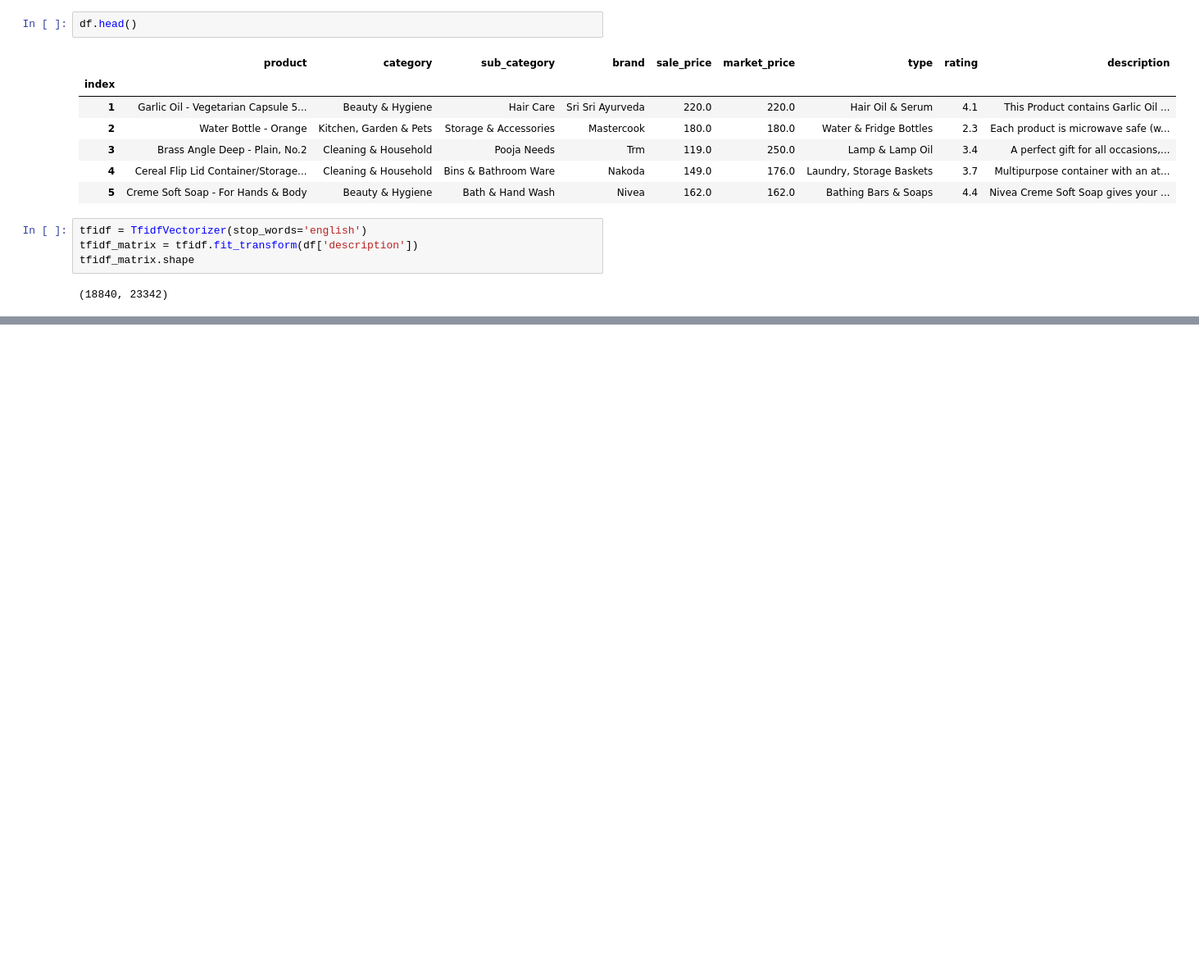
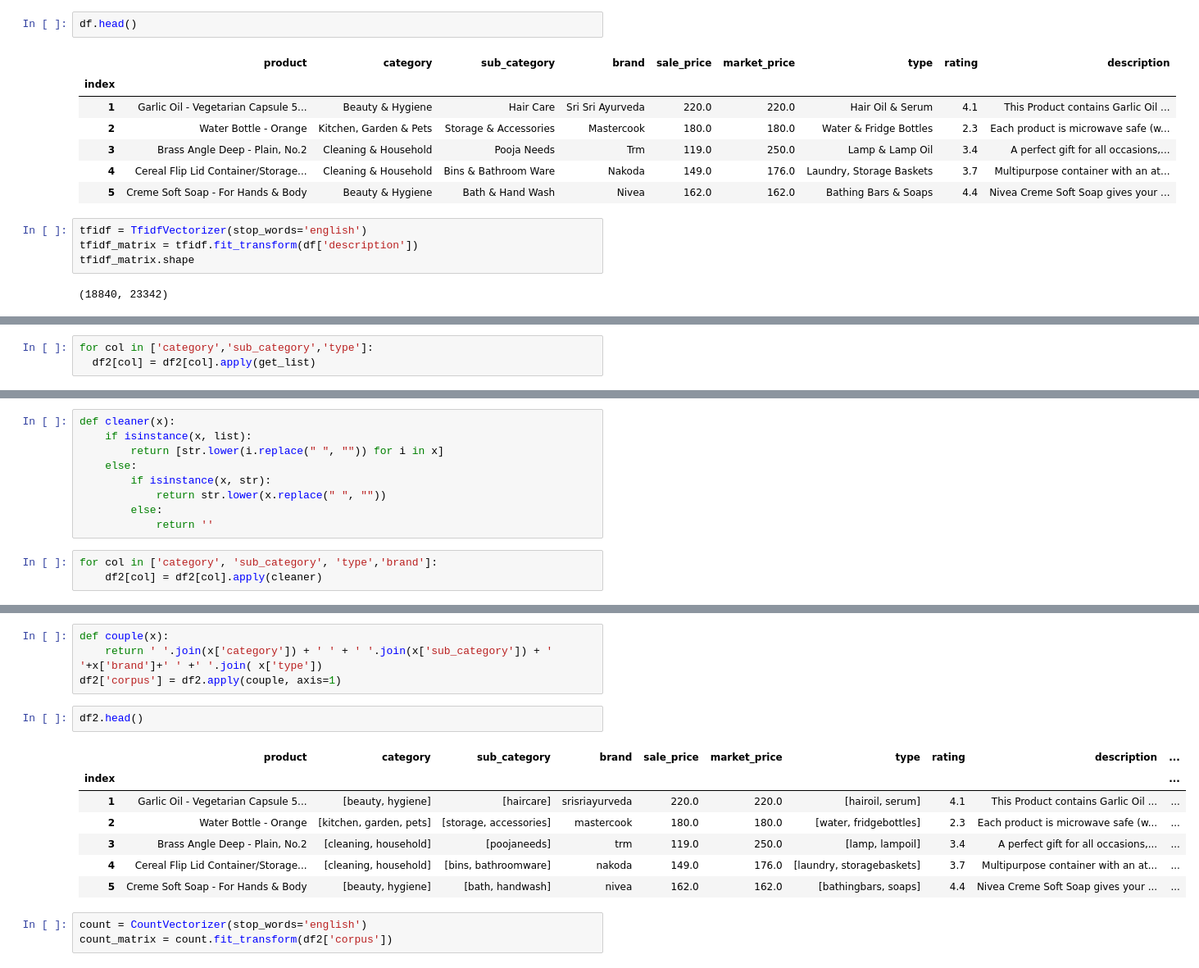
Before and after one commit to anurag750/ProductRecommandation, a Jupyter notebook: Product Recommander.ipynb, the cells around one changed output, grey strips where cells are left out. Shown at 82% size. Cells and saved outputs as stored; diff of their text form; blank space fills up the shorter version.

```diff
--- a/Product Recommander.ipynb
+++ b/Product Recommander.ipynb
@@ -276,0 +343,3 @@ tfidf_matrix.shape
+# %%
+for col in ['category','sub_category','type']:
+  df2[col] = df2[col].apply(get_list)
@@ -276,0 +356,12 @@ tfidf_matrix.shape
+# %%
+def cleaner(x):
+    if isinstance(x, list):
+        return [str.lower(i.replace(" ", "")) for i in x]
+    else:
+        if isinstance(x, str):
+            return str.lower(x.replace(" ", ""))
+        else:
+            return ''
+# %%
+for col in ['category', 'sub_category', 'type','brand']:
+    df2[col] = df2[col].apply(cleaner)
@@ -276,0 +378,17 @@ tfidf_matrix.shape
+# %%
+def couple(x):
+    return ' '.join(x['category']) + ' ' + ' '.join(x['sub_category']) + ' '+x['brand']+' ' +' '.join( x['type'])
+df2['corpus'] = df2.apply(couple, axis=1)
+# %%
+df2.head()
+# %% [output]
+|  | product | category | sub_category | brand | sale_price | market_price | type | rating | description | ... |
+| index |  |  |  |  |  |  |  |  |  | ... |
+| 1 | Garlic Oil - Vegetarian Capsule 5... | [beauty, hygiene] | [haircare] | srisriayurveda | 220.0 | 220.0 | [hairoil, serum] | 4.1 | This Product contains Garlic Oil ... | ... |
+| 2 | Water Bottle - Orange | [kitchen, garden, pets] | [storage, accessories] | mastercook | 180.0 | 180.0 | [water, fridgebottles] | 2.3 | Each product is microwave safe (w... | ... |
+| 3 | Brass Angle Deep - Plain, No.2 | [cleaning, household] | [poojaneeds] | trm | 119.0 | 250.0 | [lamp, lampoil] | 3.4 | A perfect gift for all occasions,... | ... |
+| 4 | Cereal Flip Lid Container/Storage... | [cleaning, household] | [bins, bathroomware] | nakoda | 149.0 | 176.0 | [laundry, storagebaskets] | 3.7 | Multipurpose container with an at... | ... |
+| 5 | Creme Soft Soap - For Hands & Body | [beauty, hygiene] | [bath, handwash] | nivea | 162.0 | 162.0 | [bathingbars, soaps] | 4.4 | Nivea Creme Soft Soap gives your ... | ... |
+# %%
+count = CountVectorizer(stop_words='english')
+count_matrix = count.fit_transform(df2['corpus'])
```
Also changed, not shown: parts of 17 cells of this notebook.
